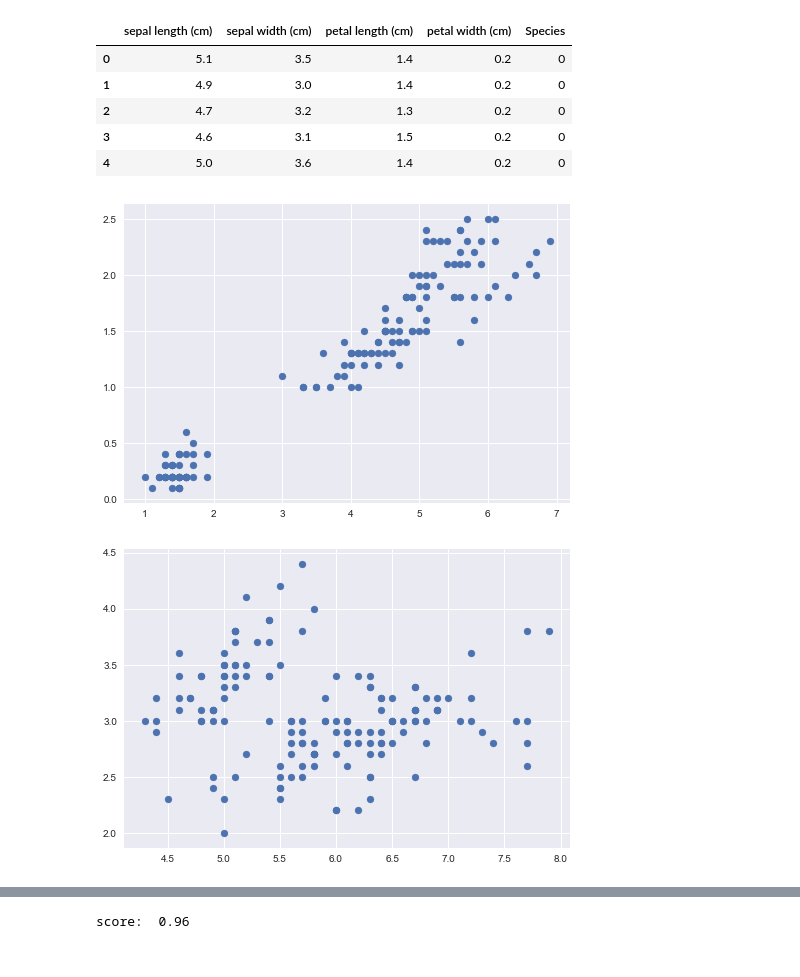
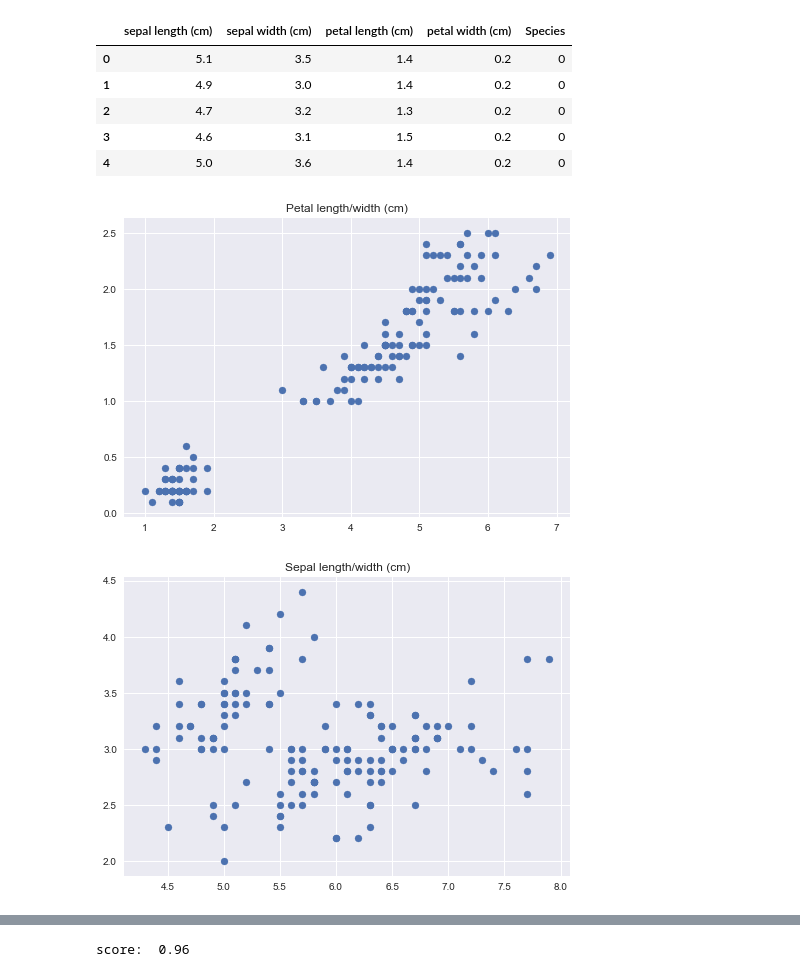
Before and after one commit to charliedavenport/ACM_ML, a Jupyter notebook: iris Dataset/Iris.ipynb, the cells around one changed output, grey strips where cells are left out. Drawn from its saved outputs; the diff is of its cells as text; code cells hidden in the pictures.

```diff
--- a/iris Dataset/Iris.ipynb
+++ b/iris Dataset/Iris.ipynb
@@ -45,13 +45,15 @@ display(iris_df.head())
 # %%
 # optional - set the style of all matplotlib figures following this line
 # preset styles: https://matplotlib.org/gallery/style_sheets/style_sheets_reference.html
 plt.style.use('seaborn')
 
 plt.scatter(iris_df['petal length (cm)'], iris_df['petal width (cm)'])
+plt.title('Petal length/width (cm)')
 plt.show()
 plt.scatter(iris_df['sepal length (cm)'], iris_df['sepal width (cm)'])
+plt.title('Sepal length/width (cm)')
 plt.show()
 # %% [output]
-[figure, old version]
+[figure, new version]
-[figure, old version]
+[figure, new version]
 # %%
```
Also changed, not shown: parts of 6 cells of this notebook.
